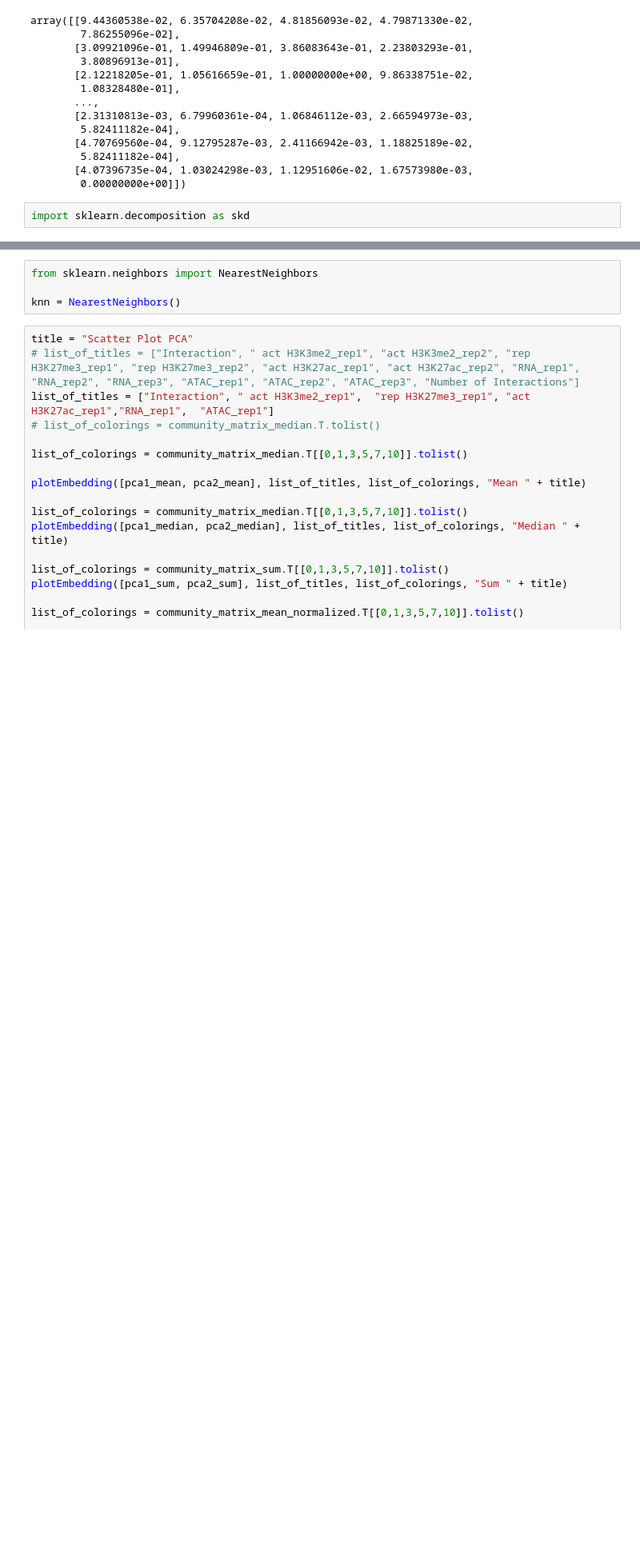
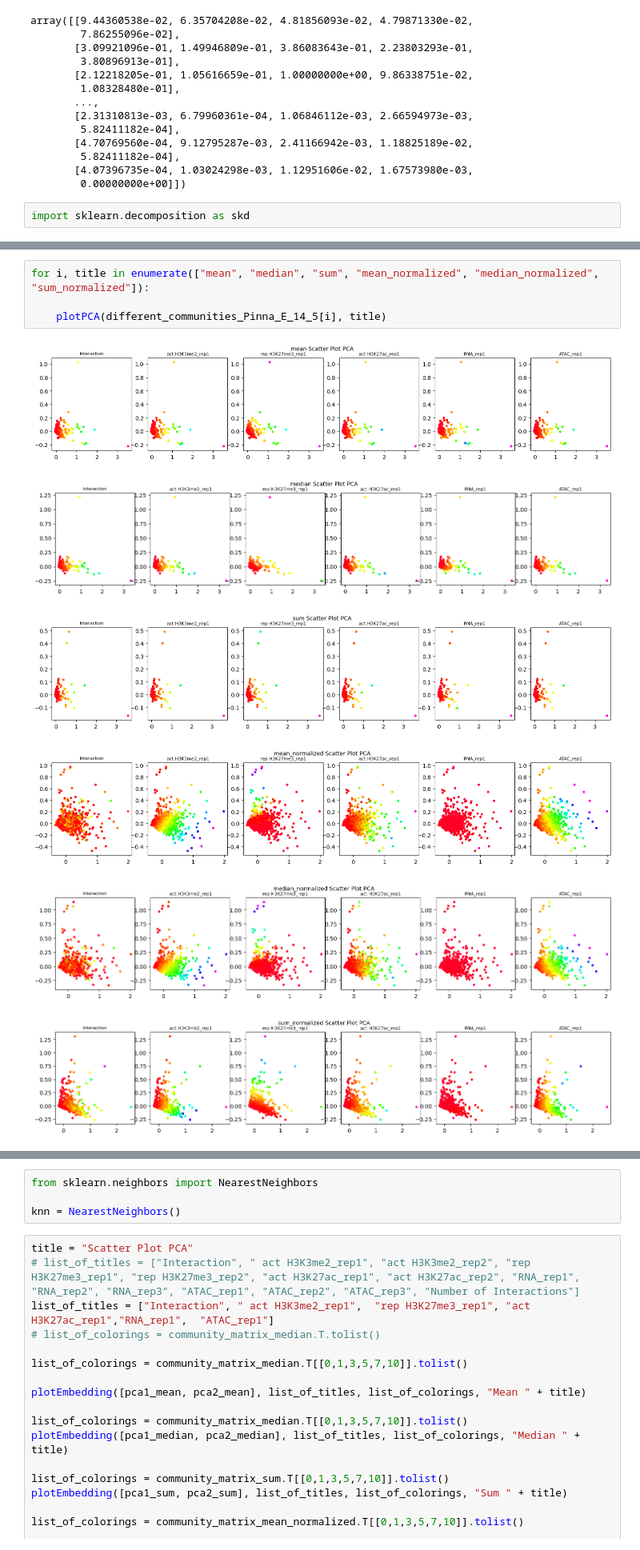
Before and after one commit to joachimwolff/Epigenetic-Graph-Analyzer, a Jupyter notebook: createInteractionsCoolerFormat.ipynb, the cells around one changed output, grey strips where cells are left out. Shown at 80% size. Saved outputs shown, nothing was run; the diff lists cells and outputs as text; blank space fills up the shorter version.

```diff
--- a/createInteractionsCoolerFormat.ipynb
+++ b/createInteractionsCoolerFormat.ipynb
@@ -515,0 +652,11 @@ community_arrays
+# %%
+for i, title in enumerate(["mean", "median", "sum", "mean_normalized", "median_normalized", "sum_normalized"]):
+
+    plotPCA(different_communities_Pinna_E_14_5[i], title)
+# %% [output]
+[figure, added]
+[figure, added]
+[figure, added]
+[figure, added]
+[figure, added]
+[figure, added]
```
Also changed, not shown: parts of 51 cells of this notebook.
